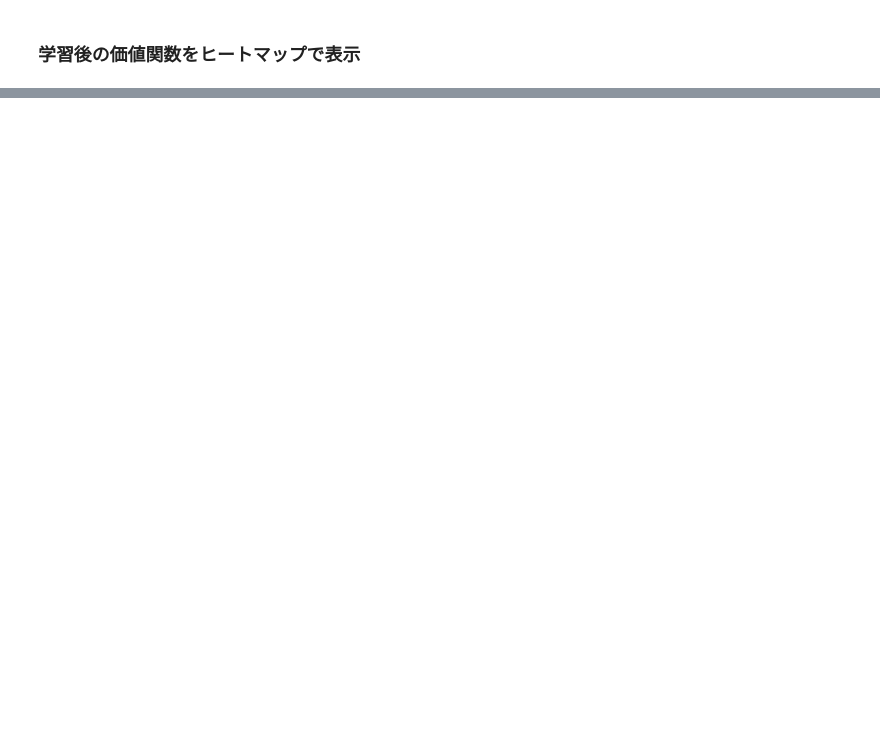
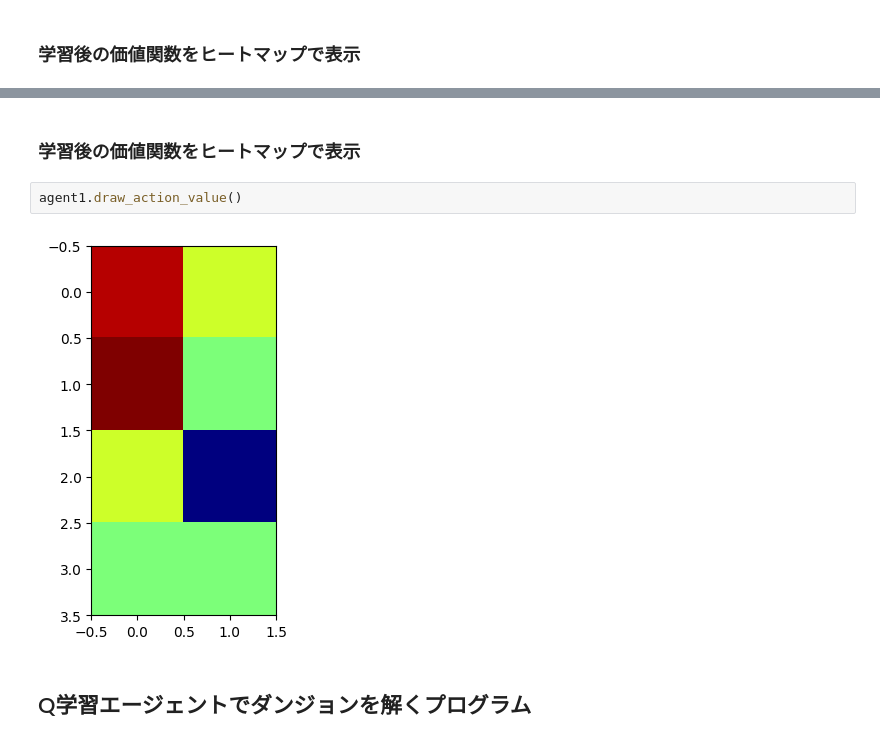
Before and after one commit to juniti-y/RLseminar, a Jupyter notebook: RLex02.ipynb, the cells around one changed output, grey strips where cells are left out. Drawn from its saved outputs; the diff is of its cells as text; blank space fills up the shorter version.

```diff
--- a/RLex02.ipynb
+++ b/RLex02.ipynb
@@ -457,0 +522,8 @@ agent1.draw_action_value()
+# %% [markdown]
+### 学習後の価値関数をヒートマップで表示
+# %%
+agent1.draw_action_value()
+# %% [output]
+[figure, added]
+# %% [markdown]
+## Q学習エージェントでダンジョンを解くプログラム
```
Also changed, not shown: parts of 8 cells of this notebook.
